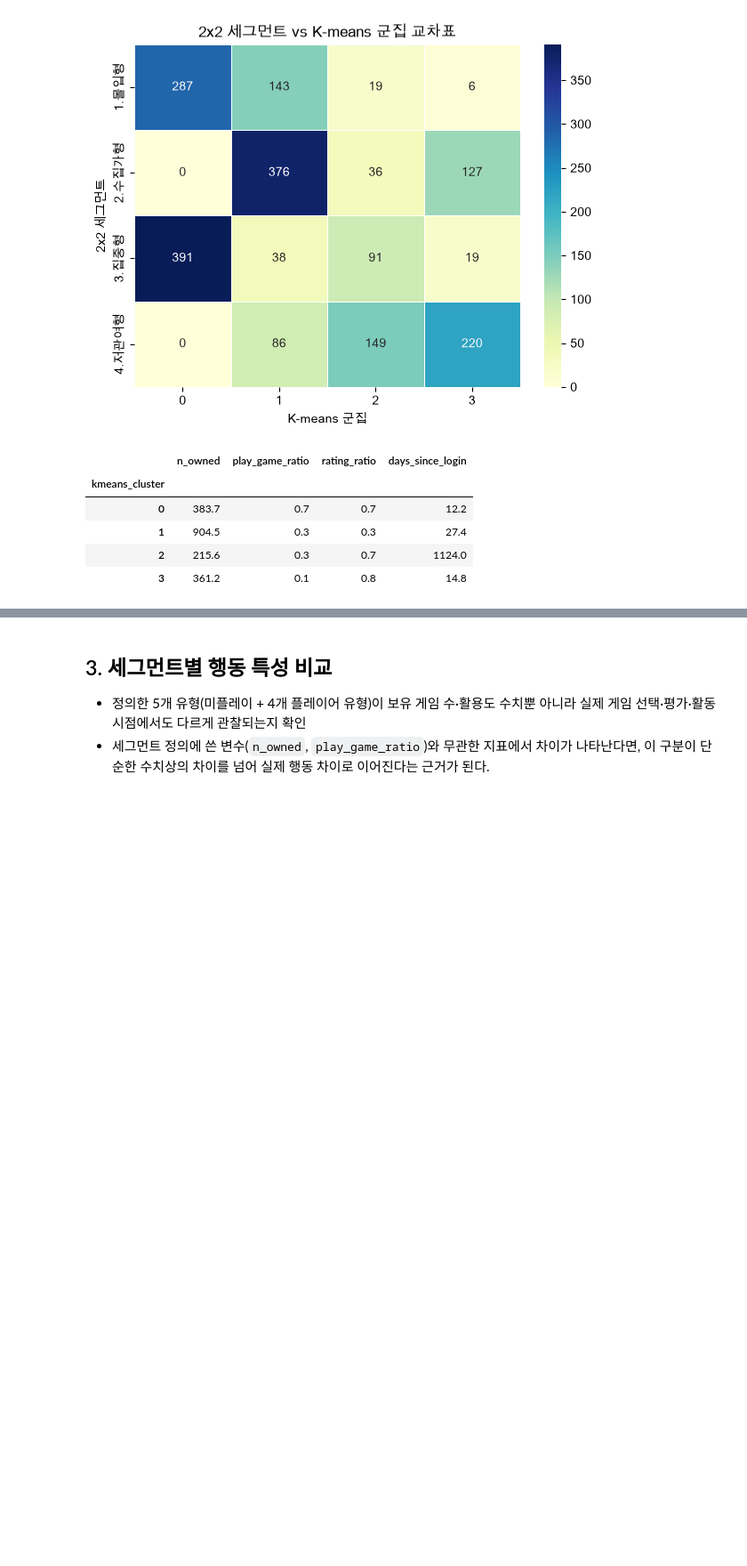
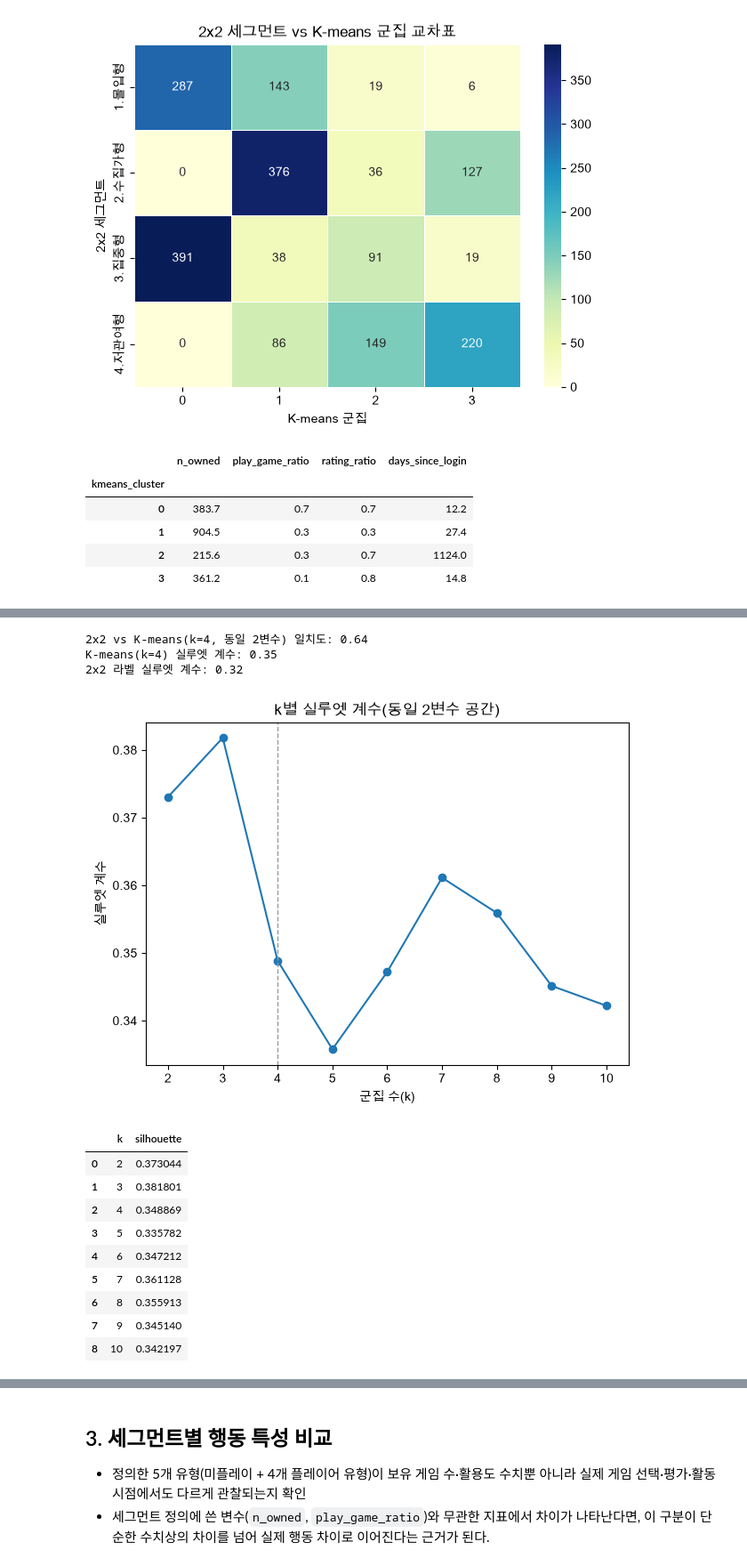
Before and after one commit to GH-Door/bgg-user-analytics, a Jupyter notebook: jupyter/03.Segment_Wishlist.ipynb, the cells around one changed output, grey strips where cells are left out. Shown at 89% size. Drawn from its saved outputs; the diff is of its cells as text; code cells hidden in the pictures; blank space fills up the shorter version.

```diff
--- a/jupyter/03.Segment_Wishlist.ipynb
+++ b/jupyter/03.Segment_Wishlist.ipynb
@@ -301,0 +308,47 @@ players.groupby("kmeans_cluster")[["n_owned", "play_game_ratio", "rating_ratio",
+# %%
+players["log_owned"] = np.log1p(players["n_owned"])
+feat_cols2 = ["log_owned", "play_game_ratio"]
+X2 = players[feat_cols2].fillna(players[feat_cols2].median())
+X2_scaled = StandardScaler().fit_transform(X2)
+
+kmeans2 = KMeans(n_clusters=4, random_state=42, n_init=10).fit(X2_scaled)
+players["kmeans_cluster_2var"] = kmeans2.labels_
+
+ari2 = adjusted_rand_score(players["segment5"], players["kmeans_cluster_2var"])
+sil_kmeans2 = silhouette_score(X2_scaled, kmeans2.labels_)
+sil_2x2 = silhouette_score(X2_scaled, players["segment5"])
+
+print(f"2x2 vs K-means(k=4, 동일 2변수) 일치도: {ari2:.2f}")
+print(f"K-means(k=4) 실루엣 계수: {sil_kmeans2:.2f}")
+print(f"2x2 라벨 실루엣 계수: {sil_2x2:.2f}")
+
+sil_curve = []
+for k in range(2, 11):
+    km_k = KMeans(n_clusters=k, random_state=42, n_init=10).fit(X2_scaled)
+    sil_curve.append({"k": k, "silhouette": silhouette_score(X2_scaled, km_k.labels_)})
+sil_curve_df = pd.DataFrame(sil_curve)
+
+fig, ax = plt.subplots(figsize=(7, 5))
+ax.plot(sil_curve_df["k"], sil_curve_df["silhouette"], marker="o")
+ax.axvline(4, color="#999999", linestyle="--", linewidth=1)
+ax.set_xlabel("군집 수(k)")
+ax.set_ylabel("실루엣 계수")
+ax.set_title("k별 실루엣 계수(동일 2변수 공간)")
+plt.show()
+
+sil_curve_df
+# %% [output]
+2x2 vs K-means(k=4, 동일 2변수) 일치도: 0.64
+K-means(k=4) 실루엣 계수: 0.35
+2x2 라벨 실루엣 계수: 0.32
+[figure, added]
+|  | k | silhouette |
+| 0 | 2 | 0.373044 |
+| 1 | 3 | 0.381801 |
+| 2 | 4 | 0.348869 |
+| 3 | 5 | 0.335782 |
+| 4 | 6 | 0.347212 |
+| 5 | 7 | 0.361128 |
+| 6 | 8 | 0.355913 |
+| 7 | 9 | 0.345140 |
+| 8 | 10 | 0.342197 |
```
Also changed, not shown: parts of 6 cells of this notebook.
